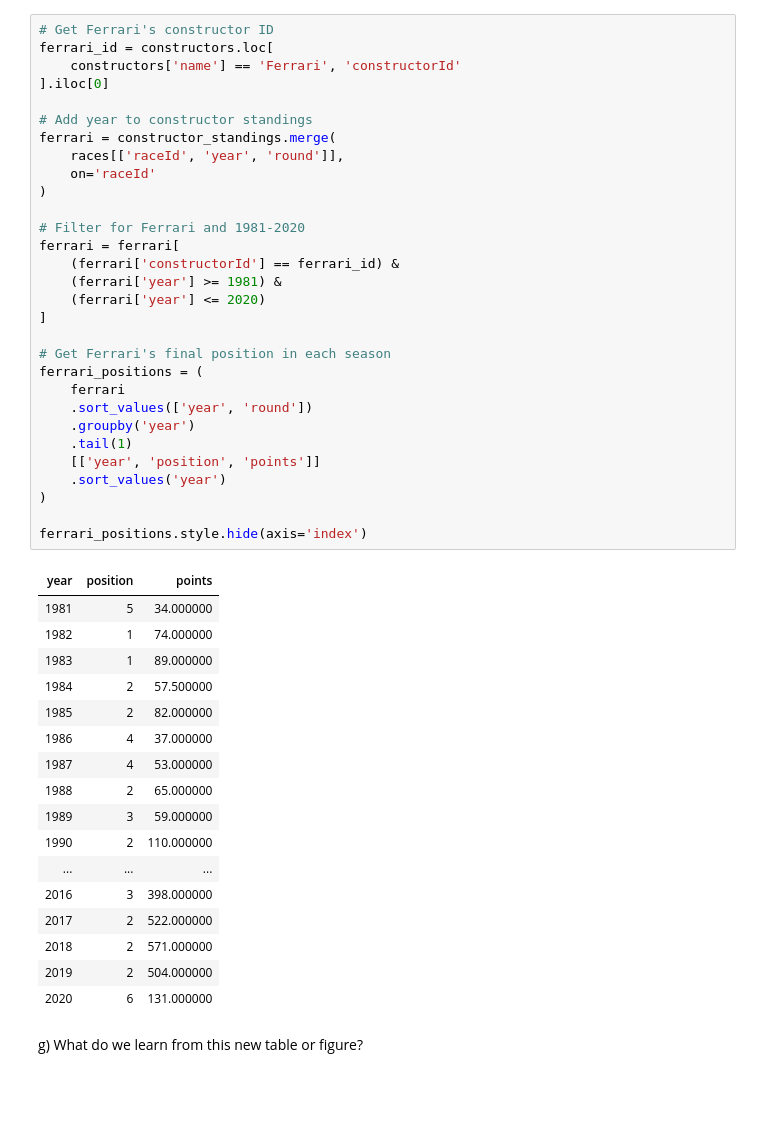
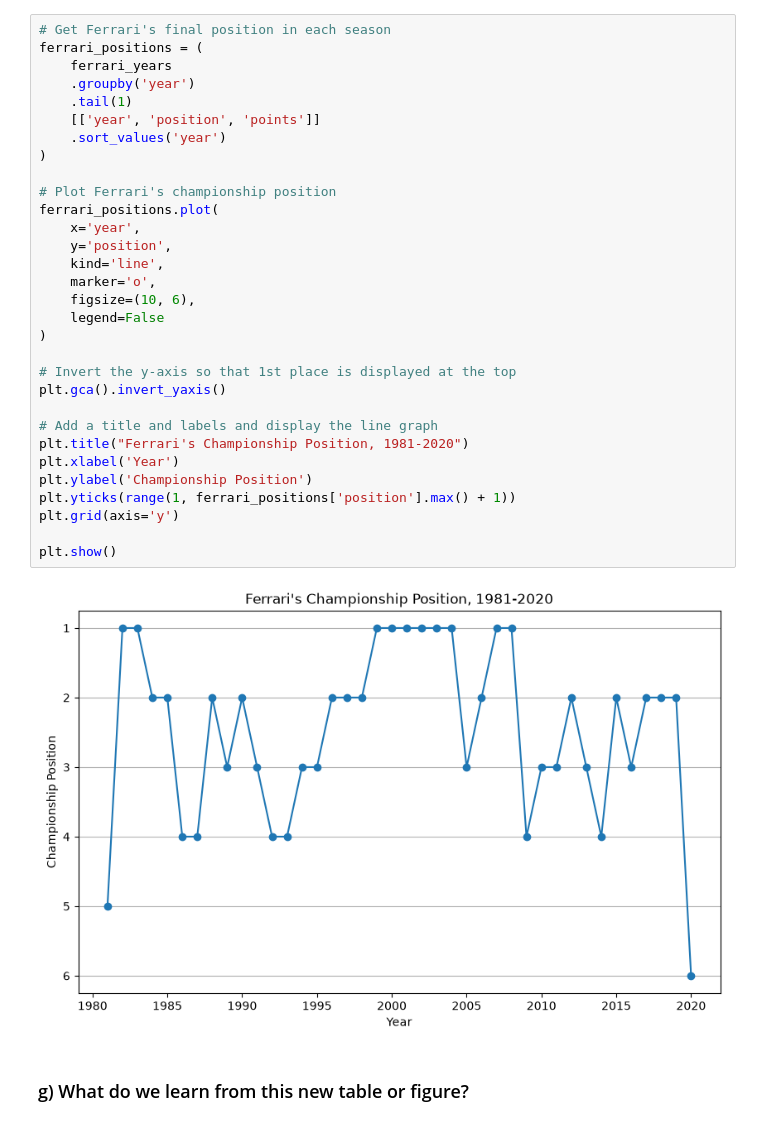
Before and after one commit to joellemil/datasci530fall2026, a Jupyter notebook: Assignment 2/Assignment 2.ipynb, the cells around one changed output. Cells and saved outputs as stored; diff of their text form; blank space fills up the shorter version.

```diff
--- a/Assignment 2/Assignment 2.ipynb
+++ b/Assignment 2/Assignment 2.ipynb
@@ -479,50 +543,35 @@ f) Compute an additional table or figure not included in the questions above.
 # %%
-# Get Ferrari's constructor ID
-ferrari_id = constructors.loc[
-    constructors['name'] == 'Ferrari', 'constructorId'
-].iloc[0]
-
-# Add year to constructor standings
-ferrari = constructor_standings.merge(
-    races[['raceId', 'year', 'round']],
-    on='raceId'
-)
-
-# Filter for Ferrari and 1981-2020
-ferrari = ferrari[
-    (ferrari['constructorId'] == ferrari_id) &
-    (ferrari['year'] >= 1981) &
-    (ferrari['year'] <= 2020)
-]
-
 # Get Ferrari's final position in each season
 ferrari_positions = (
-    ferrari
-    .sort_values(['year', 'round'])
+    ferrari_years
     .groupby('year')
     .tail(1)
     [['year', 'position', 'points']]
     .sort_values('year')
 )
 
-ferrari_positions.style.hide(axis='index')
+# Plot Ferrari's championship position
+ferrari_positions.plot(
+    x='year',
+    y='position',
+    kind='line',
+    marker='o',
+    figsize=(10, 6),
+    legend=False
+)
+
+# Invert the y-axis so that 1st place is displayed at the top
+plt.gca().invert_yaxis()
+
+# Add a title and labels and display the line graph
+plt.title("Ferrari's Championship Position, 1981-2020")
+plt.xlabel('Year')
+plt.ylabel('Championship Position')
+plt.yticks(range(1, ferrari_positions['position'].max() + 1))
+plt.grid(axis='y')
+
+plt.show()
 # %% [output]
-| year | position | points |
-| 1981 | 5 | 34.000000 |
-| 1982 | 1 | 74.000000 |
-| 1983 | 1 | 89.000000 |
-| 1984 | 2 | 57.500000 |
-| 1985 | 2 | 82.000000 |
-| 1986 | 4 | 37.000000 |
-| 1987 | 4 | 53.000000 |
-| 1988 | 2 | 65.000000 |
-| 1989 | 3 | 59.000000 |
-| 1990 | 2 | 110.000000 |
-| ... | ... | ... |
-| 2016 | 3 | 398.000000 |
-| 2017 | 2 | 522.000000 |
-| 2018 | 2 | 571.000000 |
-| 2019 | 2 | 504.000000 |
-| 2020 | 6 | 131.000000 |
+[figure, added]
 # %% [markdown]
-g) What do we learn from this new table or figure?
+### g) What do we learn from this new table or figure?
```
Also changed, not shown: parts of 38 cells of this notebook, 14 other files.
